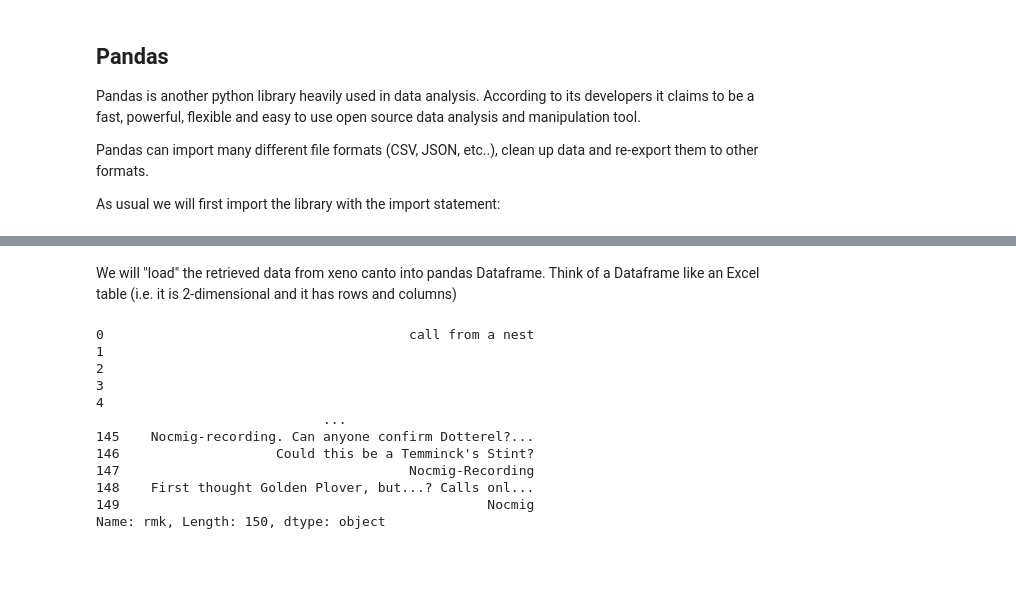
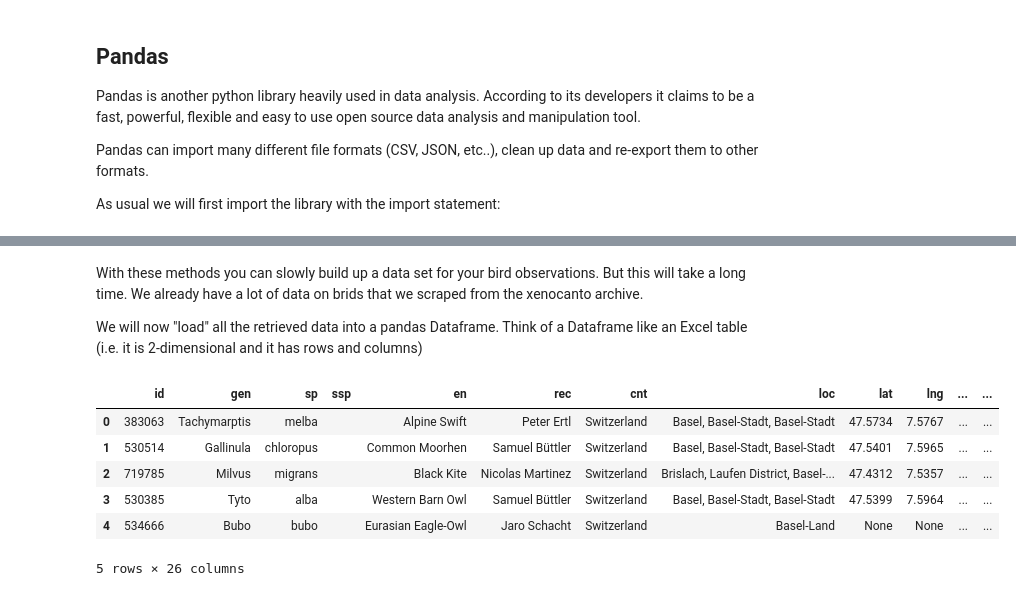
Before and after one commit to fleshgordo/cocreate22, a Jupyter notebook: 002_scraping.ipynb, the cells around one changed output, grey strips where cells are left out. Saved outputs shown, nothing was run; the diff lists cells and outputs as text; code cells hidden in the pictures; blank space fills up the shorter version.

```diff
--- a/002_scraping.ipynb
+++ b/002_scraping.ipynb
@@ -129,22 +308,15 @@ import pandas as pd
 # %% [markdown]
-We will "load" the retrieved data from xeno canto into pandas Dataframe. Think of a Dataframe like an Excel table (i.e. it is 2-dimensional and it has rows and columns)
+With these methods you can slowly build up a data set for your bird observations. But this will take a long time. We already have a lot of data on brids that we scraped from the xenocanto archive.
+
+We will now "load" all the retrieved data into a pandas Dataframe. Think of a Dataframe like an Excel table (i.e. it is 2-dimensional and it has rows and columns)
-# %%
-df = pd.DataFrame.from_dict(resp["recordings"])
-#df.head()
-print(df["rmk"])
-#df["length"].astype(int).sum()
-#ef = df.loc[df["en"] == "Greater Rhea"]
-#display(ef)
-# %% [output]
-0                                       call from a nest
-1
-2
-3
-4
-                             ...
-145    Nocmig-recording. Can anyone confirm Dotterel?...
-146                    Could this be a Temminck's Stint?
-147                                     Nocmig-Recording
-148    First thought Golden Plover, but...? Calls onl...
-149                                               Nocmig
-Name: rmk, Length: 150, dtype: object
+# %%
+df = pd.DataFrame(resp["recordings"])
+df.head()
+# %% [output]
+|  | id | gen | sp | ssp | en | rec | cnt | loc | lat | lng | ... | ... |
+| 0 | 383063 | Tachymarptis | melba |  | Alpine Swift | Peter Ertl | Switzerland | Basel, Basel-Stadt, Basel-Stadt | 47.5734 | 7.5767 | ... | ... |
+| 1 | 530514 | Gallinula | chloropus |  | Common Moorhen | Samuel Büttler | Switzerland | Basel, Basel-Stadt, Basel-Stadt | 47.5401 | 7.5965 | ... | ... |
+| 2 | 719785 | Milvus | migrans |  | Black Kite | Nicolas Martinez | Switzerland | Brislach, Laufen District, Basel-... | 47.4312 | 7.5357 | ... | ... |
+| 3 | 530385 | Tyto | alba |  | Western Barn Owl | Samuel Büttler | Switzerland | Basel, Basel-Stadt, Basel-Stadt | 47.5399 | 7.5964 | ... | ... |
+| 4 | 534666 | Bubo | bubo |  | Eurasian Eagle-Owl | Jaro Schacht | Switzerland | Basel-Land | None | None | ... | ... |
+5 rows × 26 columns
```
Also changed, not shown: parts of 32 cells of this notebook.
